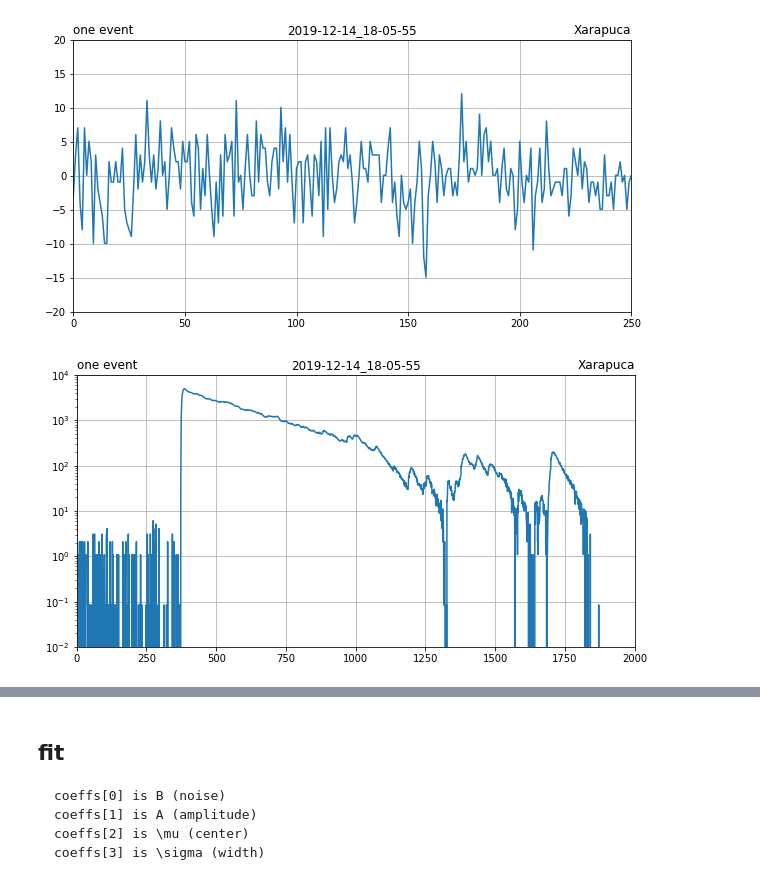
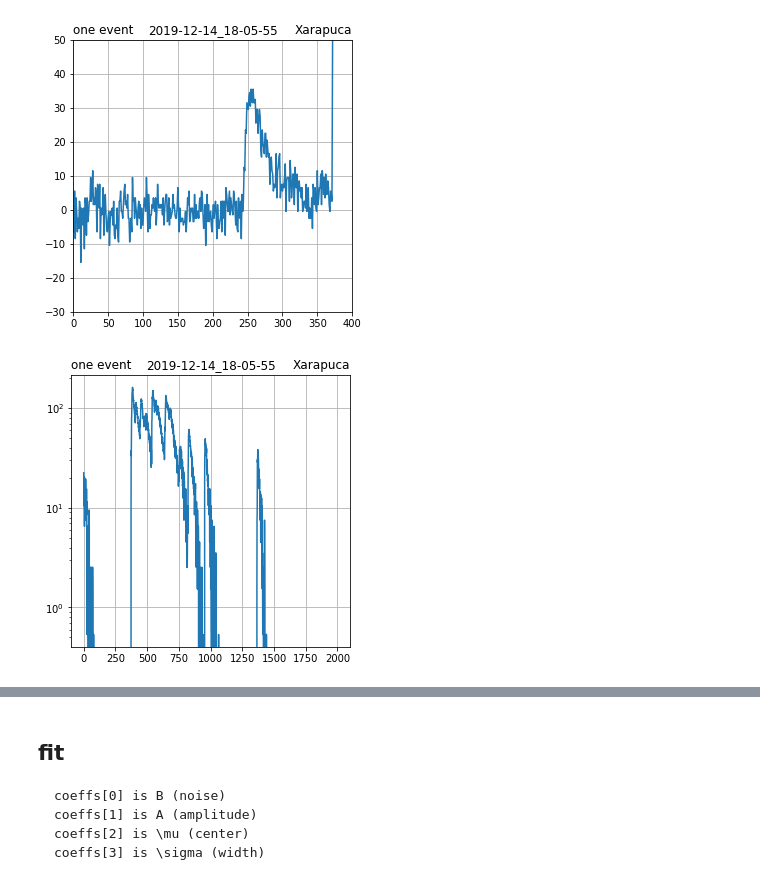
Before and after one commit to fdolek/pypuca, a Jupyter notebook: plt.ipynb, the cells around one changed output, grey strips where cells are left out. Saved outputs shown, nothing was run; the diff lists cells and outputs as text; code cells hidden in the pictures.

```diff
--- a/plt.ipynb
+++ b/plt.ipynb
@@ -10,7 +10,7 @@ import math
 from math import log
 # %%
 from pylab import rcParams
-rcParams['figure.figsize'] = 10, 5
+rcParams['figure.figsize'] = 5, 5
 # %%
 pkl_file = open('myfile.pkl', 'rb')
 mydata = pickle.load(pkl_file)
@@ -29,4 +43,4 @@ array([[1535, 1541, 1545, ..., 1548, 1551, 1545],
 # %%
-baseline=np.average((mydata['ch0'][0,:250]))
+baseline=np.average((mydata['ch0'][2,:250]))
 baseline
 # %% [output]
@@ -39,29 +72,29 @@ epoc
 # %%
-data=(mydata['ch0'][0]-baseline)
+data=(mydata['ch0'][2]-baseline)
 plt.plot((data))
 plt.title('2019-12-14_18-05-55')
 plt.title('one event', loc='left')
 plt.title('Xarapuca', loc='right')
 #plt.yscale('log')
 plt.grid(True)
-t = np.arange(len(data))
-plt.xlim(0, 250)
-plt.ylim(-20, 20)
+#t = np.arange(len(data))
+plt.xlim(0, 400)
+plt.ylim(-30, 50)
 plt.show()
 # %% [output]
-[figure, old version]
+[figure, new version]
 # %%
-data=(mydata['ch1'][0]-baseline)
-#plt.plot((data))
+data=(mydata['ch1'][3]-baseline)
+plt.plot((data))
 plt.title('2019-12-14_18-05-55')
 plt.title('one event', loc='left')
 plt.title('Xarapuca', loc='right')
 plt.yscale('log')
 plt.grid(True)
-t = np.arange(len(data))
-plt.xlim(0, 2000)
-plt.ylim(0.01, 10000)
-plt.plot(t,data)
+#t = np.arange(len(data))
+#plt.xlim(0, 2000)
+#\plt.ylim(0.01, 5000)
+#plt.plot(t,data)
 plt.show()
 # %% [output]
-[figure, old version]
+[figure, new version]
```
Also changed, not shown: parts of 26 cells of this notebook, 2 other files.
